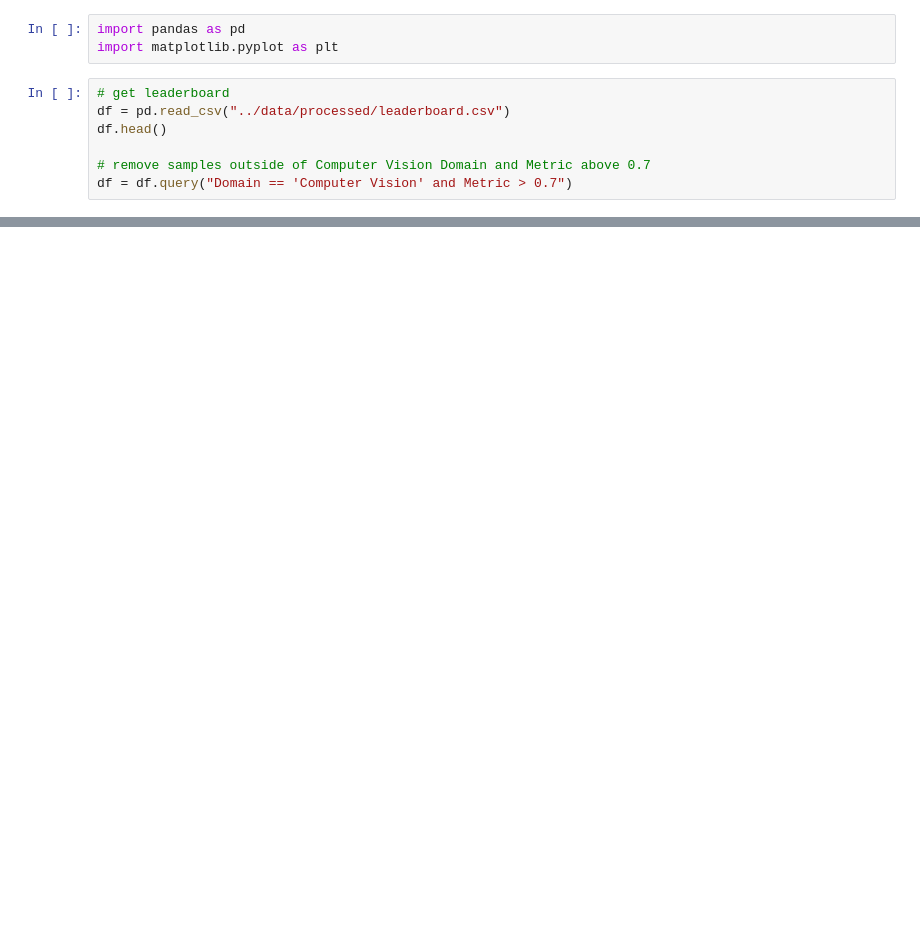
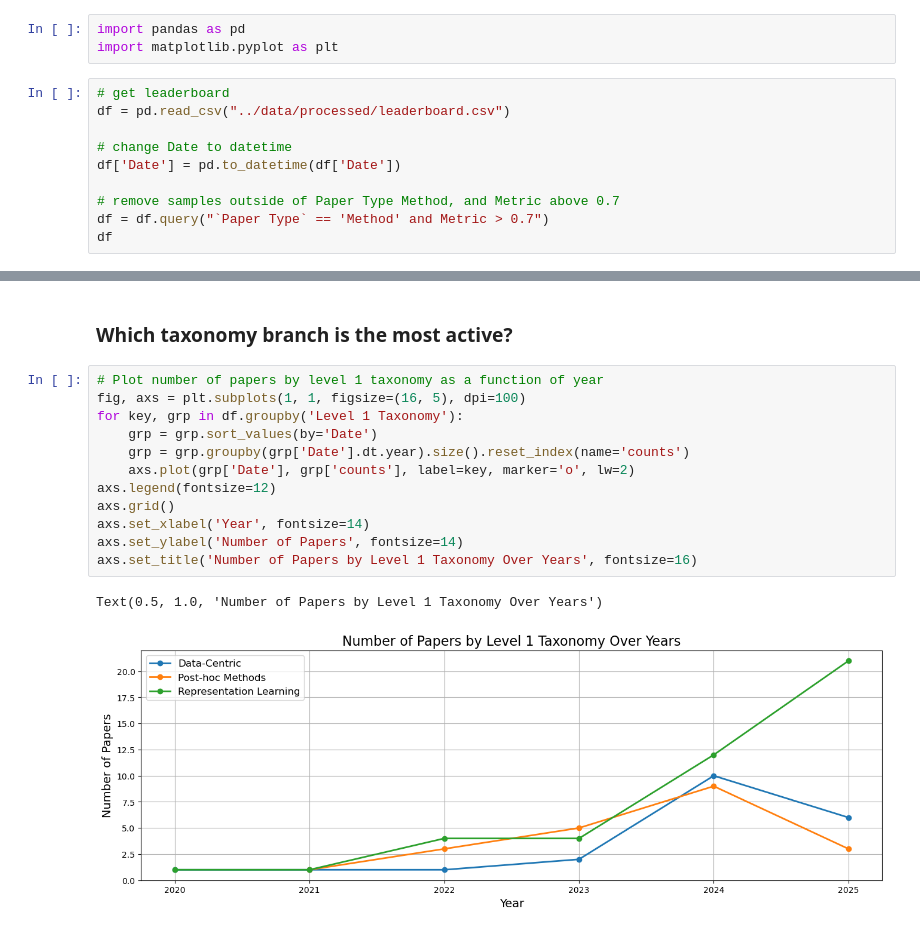
Before and after one commit to enghock1/arxiv-sota-agent, a Jupyter notebook: scripts/postprocess-spurious.ipynb, the cells around one changed output, grey strips where cells are left out. Drawn from its saved outputs; the diff is of its cells as text; blank space fills up the shorter version.

Commit message:
add visualization on extracted leaderboard

```diff
--- a/scripts/postprocess-spurious.ipynb
+++ b/scripts/postprocess-spurious.ipynb
@@ -6,7 +6,10 @@ import matplotlib.pyplot as plt
 # %%
 # get leaderboard
 df = pd.read_csv("../data/processed/leaderboard.csv")
-df.head()
 
-# remove samples outside of Computer Vision Domain and Metric above 0.7
-df = df.query("Domain == 'Computer Vision' and Metric > 0.7")
+# change Date to datetime
+df['Date'] = pd.to_datetime(df['Date'])
+
+# remove samples outside of Paper Type Method, and Metric above 0.7
+df = df.query("`Paper Type` == 'Method' and Metric > 0.7")
+df
@@ -195,0 +30,17 @@ Data-Centric: 23 papers, 23 strategies
+# %% [markdown]
+### Which taxonomy branch is the most active?
+# %%
+# Plot number of papers by level 1 taxonomy as a function of year
+fig, axs = plt.subplots(1, 1, figsize=(16, 5), dpi=100)
+for key, grp in df.groupby('Level 1 Taxonomy'):
+    grp = grp.sort_values(by='Date')
+    grp = grp.groupby(grp['Date'].dt.year).size().reset_index(name='counts')
+    axs.plot(grp['Date'], grp['counts'], label=key, marker='o', lw=2)
+axs.legend(fontsize=12)
+axs.grid()
+axs.set_xlabel('Year', fontsize=14)
+axs.set_ylabel('Number of Papers', fontsize=14)
+axs.set_title('Number of Papers by Level 1 Taxonomy Over Years', fontsize=16)
+# %% [output]
+Text(0.5, 1.0, 'Number of Papers by Level 1 Taxonomy Over Years')
+[figure, added]
```
Also changed, not shown: parts of 9 cells of this notebook.
